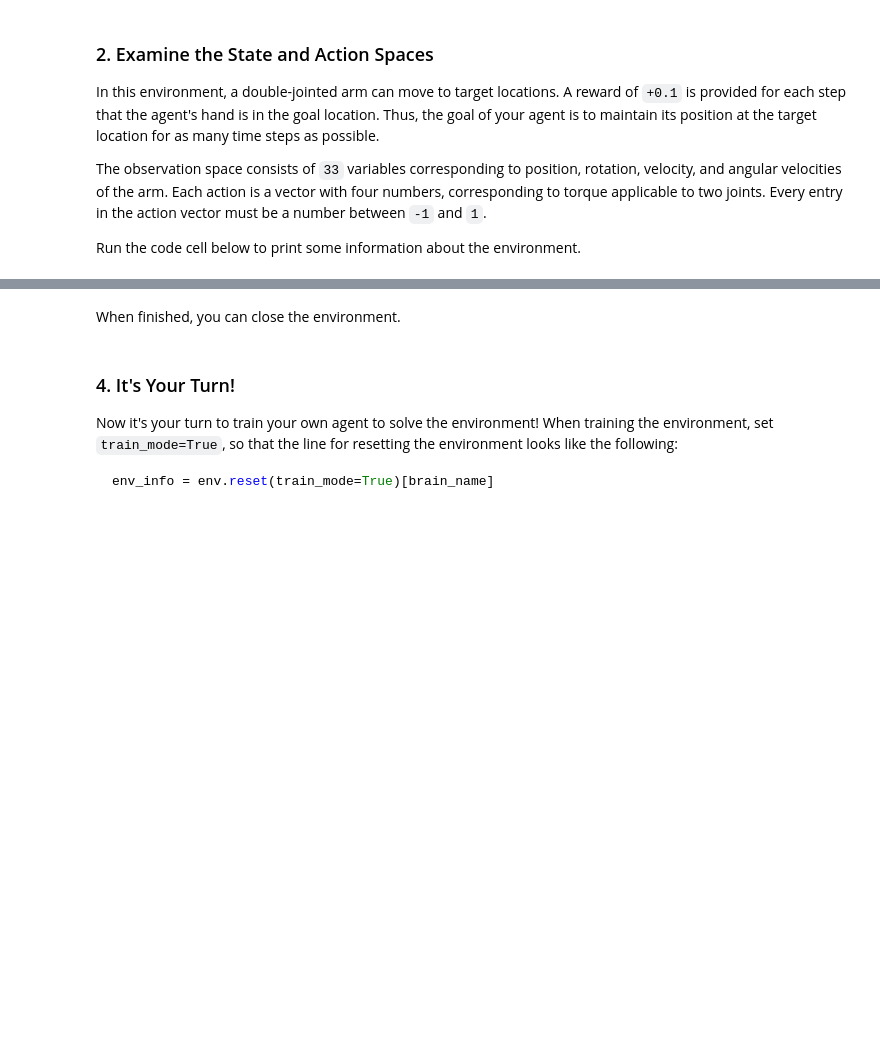
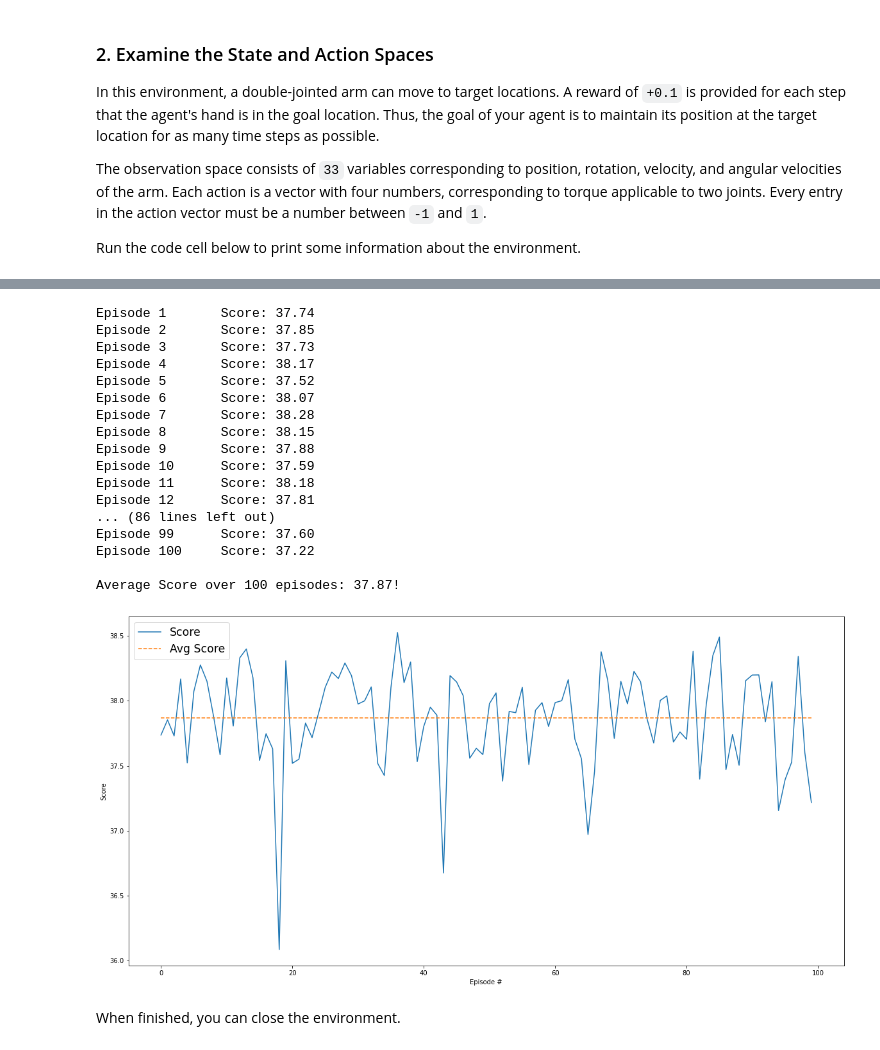
Before and after one commit to aboerzel/udacity-deep-reinforcement-learning-p2-continuous-control, a Jupyter notebook: Continuous_Control.ipynb, the cells around one changed output, grey strips where cells are left out. Drawn from its saved outputs; the diff is of its cells as text; code cells hidden in the pictures; blank space fills up the shorter version.

````diff
--- a/Continuous_Control.ipynb
+++ b/Continuous_Control.ipynb
@@ -150,0 +205,37 @@ print('Total score (averaged over agents) this episode: {}'.format(np.mean(score
+# %%
+def evaluate(env, agent, episodes=100):
+    scores = []  # list containing scores from each episode
+
+    for i_episode in range(1, episodes+1):
+        env_info = env.reset(train_mode=False)[brain_name] # reset the environment
+        states = env_info.vector_observations              # get the current states
+        score = np.zeros(agent.num_agents)
+        while True:
+            actions = agent.act(states)                    # get the next actions
+
+            env_info = env.step(actions)[brain_name]       # send the actions to the environment
+            next_states = env_info.vector_observations     # get the next states
+            rewards = env_info.rewards                     # get the rewards
+            dones = env_info.local_done                    # see if episode has finished
+
+            score += rewards
+            states = next_states
+            if any(dones):
+                break
+
+        episode_score = np.mean(score)
+        scores.append(episode_score)
+        print('\rEpisode {}\tScore: {:.2f}'.format(i_episode, episode_score))
+
+    avg_100_score = np.mean(scores)
+    print('\nAverage Score over {} episodes: {:.2f}!'.format(episodes, avg_100_score))
+
+    # plot the scores
+    fig = plt.figure(figsize=(20,10))
+    ax = fig.add_subplot(111)
+    plt.plot(np.arange(len(scores)), scores)
+    plt.plot(np.arange(len(scores)), [np.mean(scores)]*len(scores), linestyle='--')
+    plt.ylabel('Score')
+    plt.xlabel('Episode #')
+    plt.legend(('Score', 'Avg Score'), fontsize='xx-large')
+    plt.show()
@@ -151,11 +293,26 @@ print('Total score (averaged over agents) this episode: {}'.format(np.mean(score
+# %%
+agent.load('weights')  # load trained weights from file
+evaluate(env, agent, episodes=100)
+# %% [output]
+Episode 1       Score: 37.74
+Episode 2       Score: 37.85
+Episode 3       Score: 37.73
+Episode 4       Score: 38.17
+Episode 5       Score: 37.52
+Episode 6       Score: 38.07
+Episode 7       Score: 38.28
+Episode 8       Score: 38.15
+Episode 9       Score: 37.88
+Episode 10      Score: 37.59
+Episode 11      Score: 38.18
+Episode 12      Score: 37.81
+... (86 lines left out)
+Episode 99      Score: 37.60
+Episode 100     Score: 37.22
+
+Average Score over 100 episodes: 37.87!
+[figure, added]
 # %% [markdown]
 When finished, you can close the environment.
 # %%
 env.close()
-# %% [markdown]
-### 4. It's Your Turn!
-
-Now it's your turn to train your own agent to solve the environment!  When training the environment, set `train_mode=True`, so that the line for resetting the environment looks like the following:
-```python
-env_info = env.reset(train_mode=True)[brain_name]
-```
````
Also changed, not shown: parts of 17 cells of this notebook, 8 other files.
